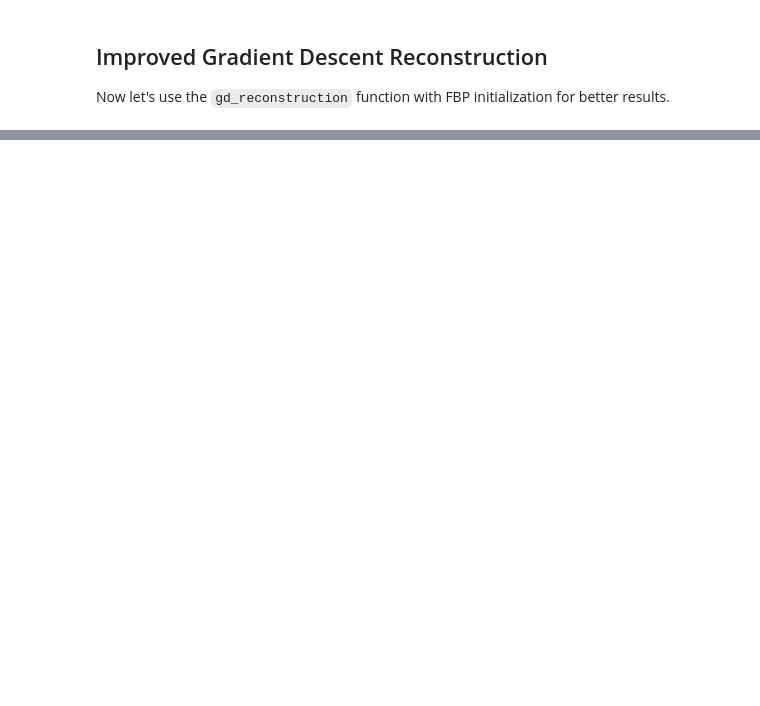
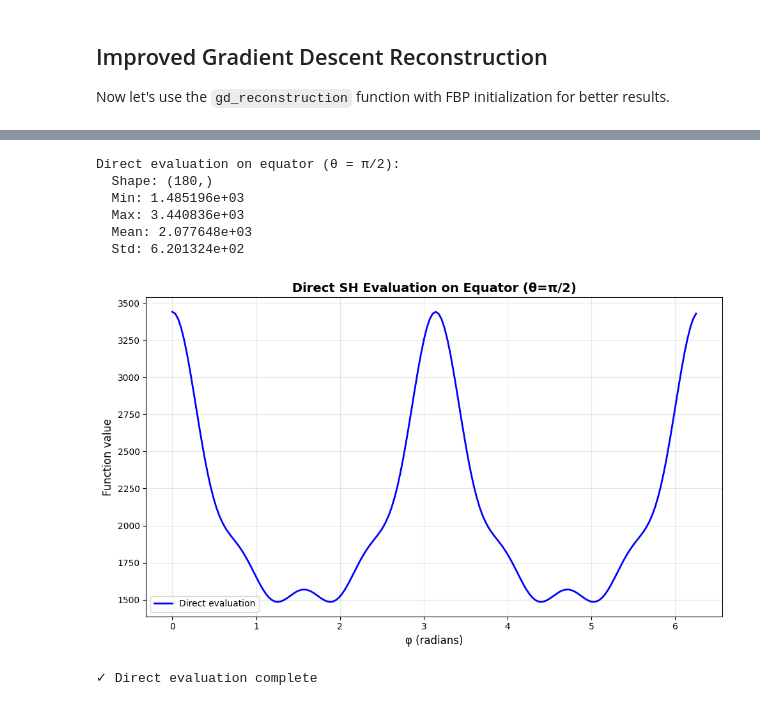
Before and after one commit to lfbarba/smartt, a Jupyter notebook: notebooks/astra_projector.ipynb, the cells around one changed output, grey strips where cells are left out. Cells and saved outputs as stored; diff of their text form; code cells hidden in the pictures; blank space fills up the shorter version.

```diff
--- a/notebooks/astra_projector.ipynb
+++ b/notebooks/astra_projector.ipynb
@@ -855,7 +662,7 @@ for lr in [5e-3]:
     gd_volume = gd_reconstruction(
         measured_projections,
         geometry,
-        num_iterations=500,
+        num_iterations=100,
         learning_rate=lr,
         batch_size=None,  # Use all projections
         vol_init=0*gd_volume.detach(),
@@ -1726,0 +1411,15 @@ Relative difference: 5.48%
+# %%
+# Select a single voxel from the middle of projections_torch
+mid_idx = tuple(s // 2 for s in projections_torch.shape[:3])
+print(f"Selected voxel at index: {mid_idx}")
+print(f"projections_torch shape: {projections_torch.shape}")
+
+# Extract SH coefficients for this voxel
+test_voxel_sh = projections_torch[mid_idx[0], mid_idx[1], mid_idx[2], :].clone()
+print(f"\nTest voxel SH coefficients:")
+print(f"  Shape: {test_voxel_sh.shape}")
+print(f"  Min: {test_voxel_sh.min():.6e}")
+print(f"  Max: {test_voxel_sh.max():.6e}")
+print(f"  Mean: {test_voxel_sh.mean():.6e}")
+print(f"  Std: {test_voxel_sh.std():.6e}")
+print(f"  Norm: {test_voxel_sh.norm():.6e}")
@@ -1726,0 +1457,44 @@ Relative difference: 5.48%
+# %%
+# Test 1: Direct evaluation on equator (θ = π/2) at various φ angles
+# This simulates what happens on a slice through the sphere
+
+num_phi_samples = 180
+phi_angles = np.linspace(0, 2*np.pi, num_phi_samples, endpoint=False)
+theta_equator = np.full_like(phi_angles, np.pi / 2)  # Equator
+
+# Direct evaluation
+print("Direct evaluation on equator (θ = π/2):")
+direct_values = evaluate_sh_on_sphere(
+    test_voxel_sh,
+    theta_equator,
+    phi_angles,
+    ell_max=8
+)
+
+print(f"  Shape: {direct_values.shape}")
+print(f"  Min: {direct_values.min():.6e}")
+print(f"  Max: {direct_values.max():.6e}")
+print(f"  Mean: {direct_values.mean():.6e}")
+print(f"  Std: {direct_values.std():.6e}")
+
+# Visualize
+fig, ax = plt.subplots(1, 1, figsize=(10, 6))
+ax.plot(phi_angles, direct_values, 'b-', linewidth=2, label='Direct evaluation')
+ax.set_xlabel('φ (radians)', fontsize=12)
+ax.set_ylabel('Function value', fontsize=12)
+ax.set_title('Direct SH Evaluation on Equator (θ=π/2)', fontsize=14, fontweight='bold')
+ax.grid(True, alpha=0.3)
+ax.legend()
+plt.tight_layout()
+plt.show()
+
+print(f"\n✓ Direct evaluation complete")
+# %% [output]
+Direct evaluation on equator (θ = π/2):
+  Shape: (180,)
+  Min: 1.485196e+03
+  Max: 3.440836e+03
+  Mean: 2.077648e+03
+  Std: 6.201324e+02
+[figure, added]
+✓ Direct evaluation complete
```
Also changed, not shown: parts of 98 cells of this notebook, 3 other files.
